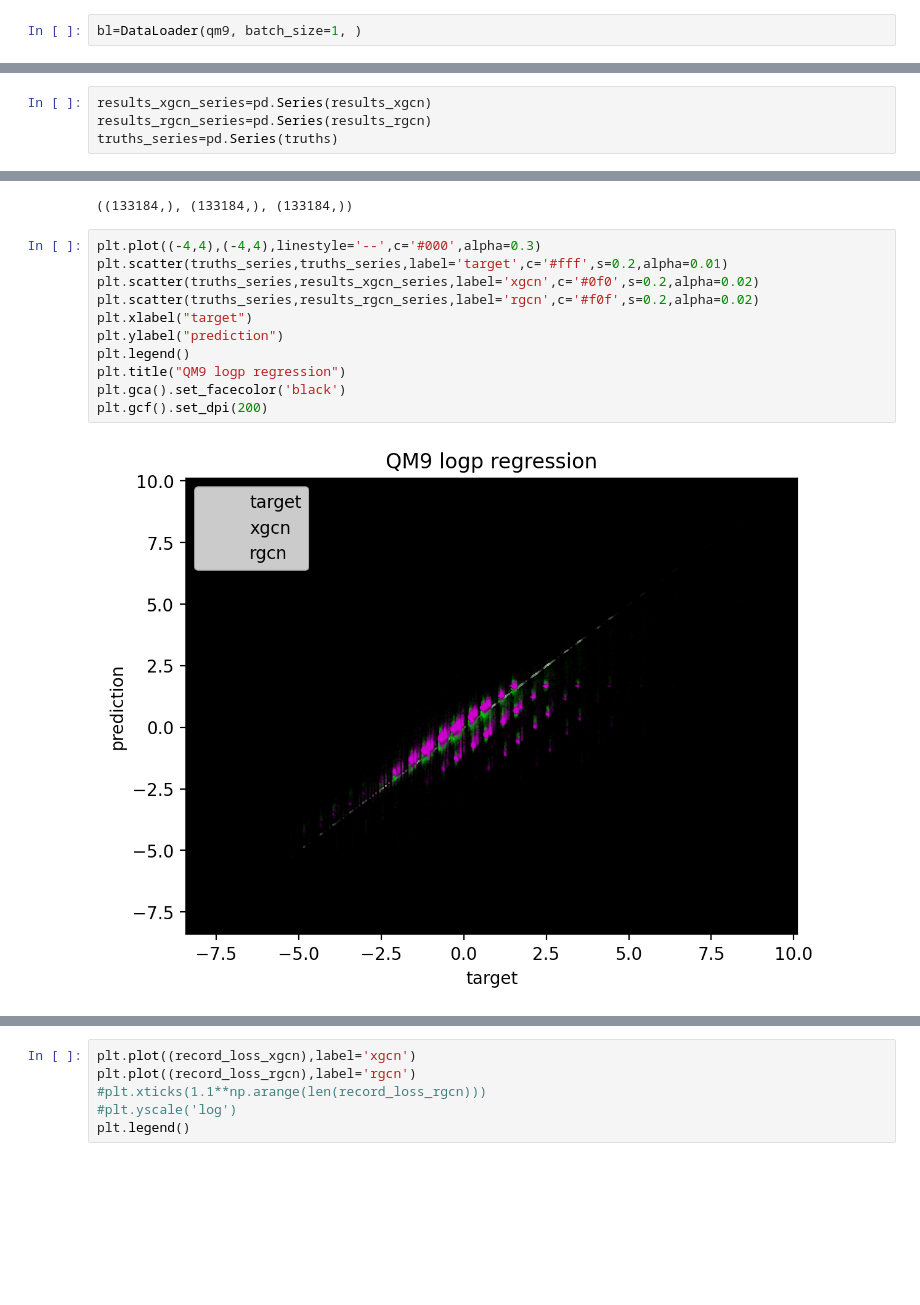
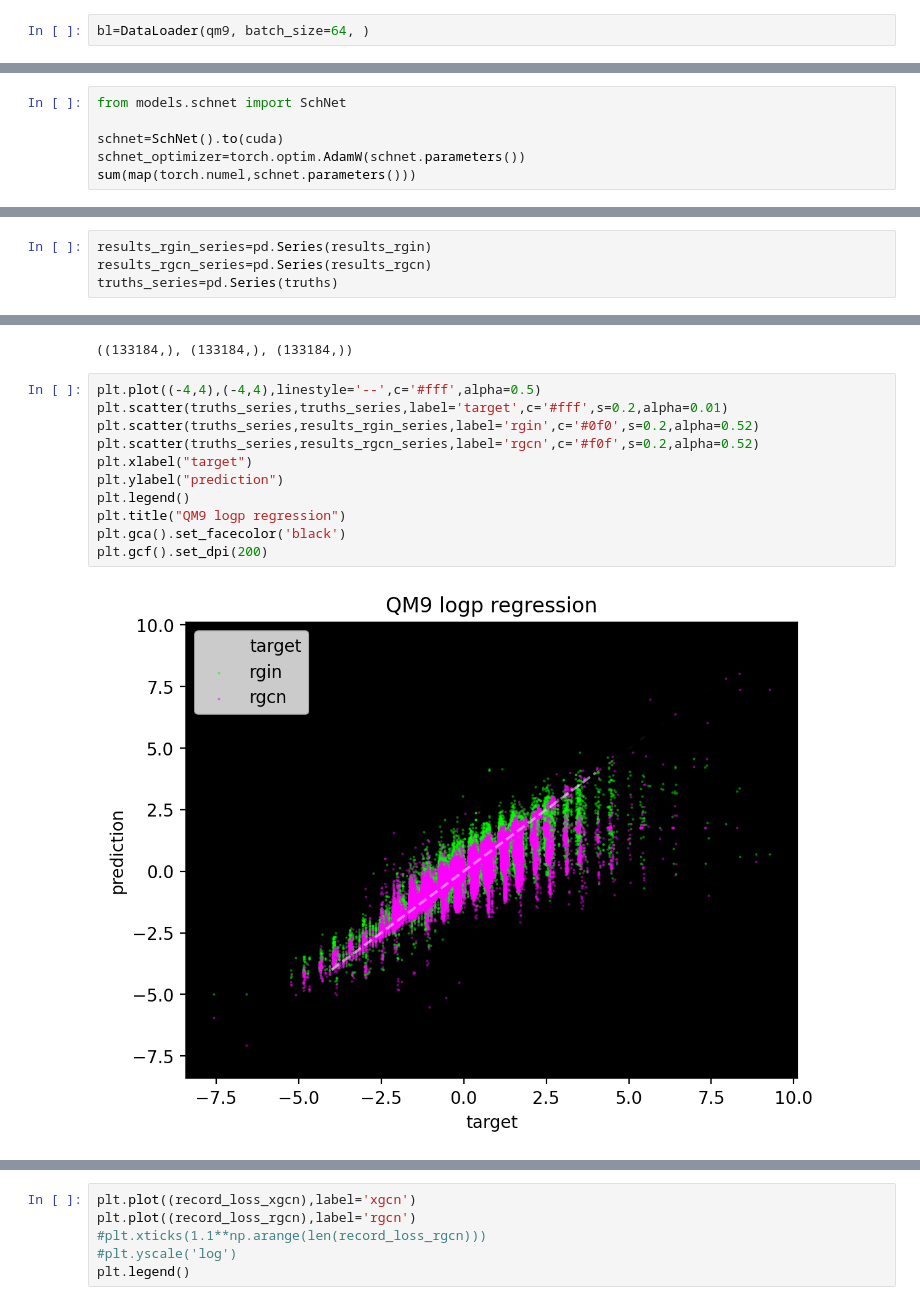
Before and after one commit to fairuztsn/jishien, a Jupyter notebook: training_xgcn.ipynb, the cells around one changed output, grey strips where cells are left out. Drawn from its saved outputs; the diff is of its cells as text; blank space fills up the shorter version.

Commit message:
trained rgin. hereafter pivoting towards schnet++

```diff
--- a/training_xgcn.ipynb
+++ b/training_xgcn.ipynb
@@ -345,2 +362,2 @@ qm9=QM9("datasets/")
 # %%
-bl=DataLoader(qm9, batch_size=1, )
+bl=DataLoader(qm9, batch_size=64, )
@@ -667,0 +465,6 @@ sum(map(torch.numel,rgin.parameters()))
+# %%
+from models.schnet import SchNet
+
+schnet=SchNet().to(cuda)
+schnet_optimizer=torch.optim.AdamW(schnet.parameters())
+sum(map(torch.numel,schnet.parameters()))
@@ -783,5 +639,5 @@ AttributeError: module 'models.xgcn' has no attribute 'eval'
 # %%
-results_xgcn_series=pd.Series(results_xgcn)
+results_rgin_series=pd.Series(results_rgin)
 results_rgcn_series=pd.Series(results_rgcn)
 truths_series=pd.Series(truths)
 # %%
@@ -855,15 +771,15 @@ truths_series.shape,results_xgcn_series.shape,results_rgcn_series.shape
 # %% [output]
 ((133184,), (133184,), (133184,))
 # %%
-plt.plot((-4,4),(-4,4),linestyle='--',c='#000',alpha=0.3)
+plt.plot((-4,4),(-4,4),linestyle='--',c='#fff',alpha=0.5)
 plt.scatter(truths_series,truths_series,label='target',c='#fff',s=0.2,alpha=0.01)
-plt.scatter(truths_series,results_xgcn_series,label='xgcn',c='#0f0',s=0.2,alpha=0.02)
-plt.scatter(truths_series,results_rgcn_series,label='rgcn',c='#f0f',s=0.2,alpha=0.02)
+plt.scatter(truths_series,results_rgin_series,label='rgin',c='#0f0',s=0.2,alpha=0.52)
+plt.scatter(truths_series,results_rgcn_series,label='rgcn',c='#f0f',s=0.2,alpha=0.52)
 plt.xlabel("target")
 plt.ylabel("prediction")
 plt.legend()
 plt.title("QM9 logp regression")
 plt.gca().set_facecolor('black')
 plt.gcf().set_dpi(200)
 # %% [output]
-[figure, old version]
+[figure, new version]
```
Also changed, not shown: parts of 44 cells of this notebook, 22 other files.
